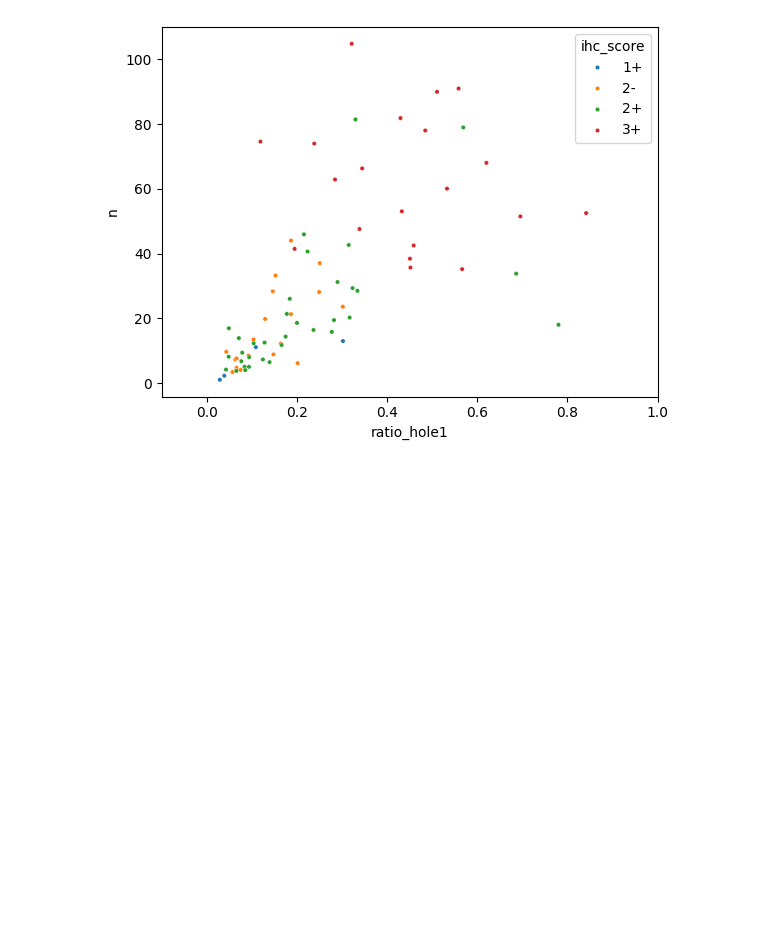
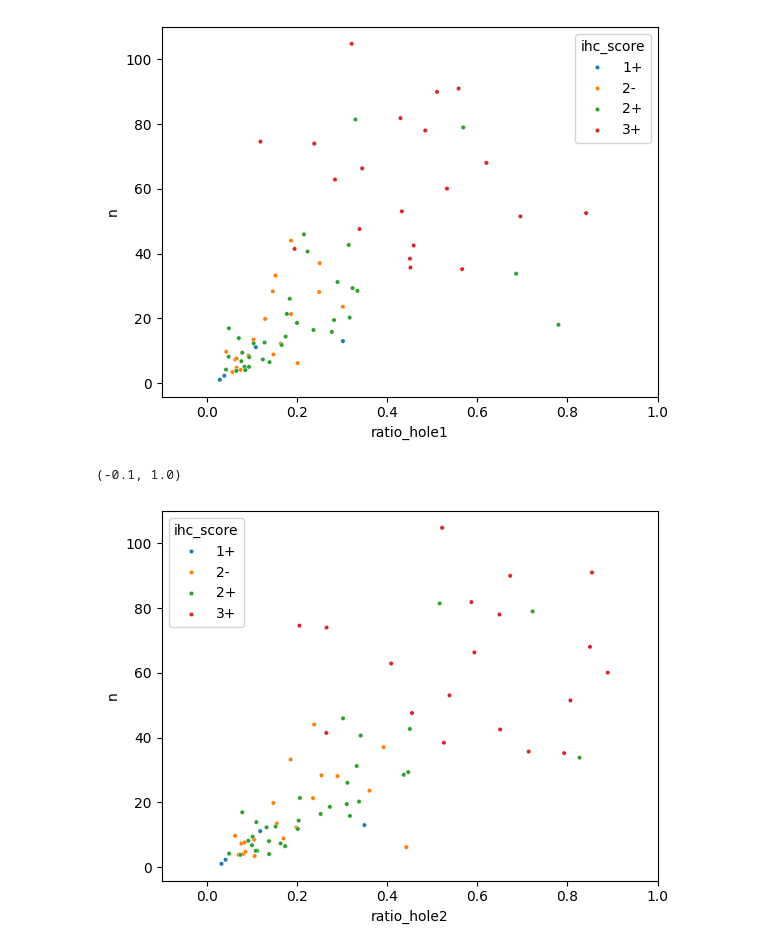
Before and after one commit to Surayuth/her2ml, a Jupyter notebook: notebooks/eda_line_feat3.ipynb, the cells around one changed output. Saved outputs shown, nothing was run; the diff lists cells and outputs as text; code cells hidden in the pictures; blank space fills up the shorter version.

```diff
--- a/notebooks/eda_line_feat3.ipynb
+++ b/notebooks/eda_line_feat3.ipynb
@@ -129,3 +129,28 @@ plt.xlim([-0.1, 1])
 # %% [output]
 (-0.1, 1.0)
 [figure]
+# %%
+agg3 = df \
+    .filter(
+        pl.col("ratio_hole1") > 0
+    ) \
+    .group_by("case") \
+    .agg(
+        pl.col("ihc_score").first(),
+        pl.col("label").first(),
+        pl.col("n").mean(),
+        pl.col("h_max").mean(),
+        pl.col("n_cell_10").mean(),
+        pl.col("n_cell_30").mean(),
+        pl.col("ratio_hole1").mean(),
+        pl.col("ratio_hole2").mean()
+    ) \
+    .sort("label", "ihc_score", "case")
+
+agg3
+
+sns.scatterplot(data=agg3, x="ratio_hole2", y="n", hue="ihc_score", s=10)
+plt.xlim([-0.1, 1])
+# %% [output]
+(-0.1, 1.0)
+[figure, added]
```
Also changed, not shown: parts of 3 cells of this notebook, 1 other file.
